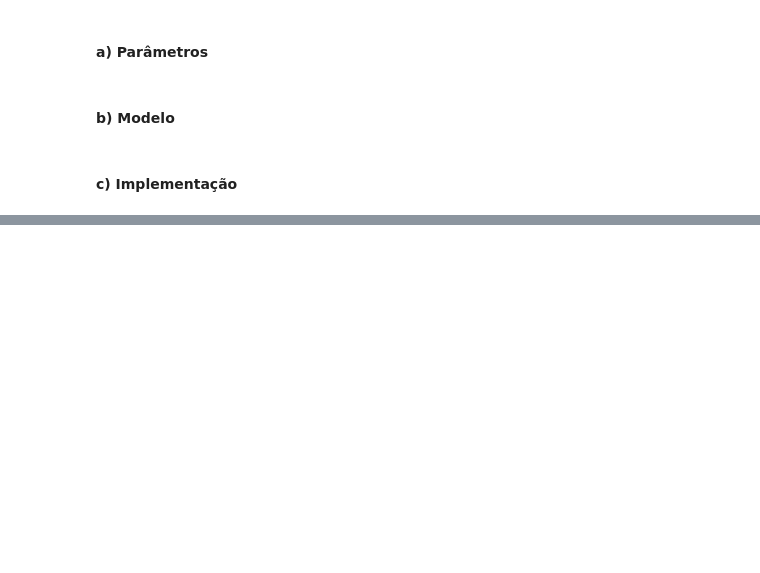
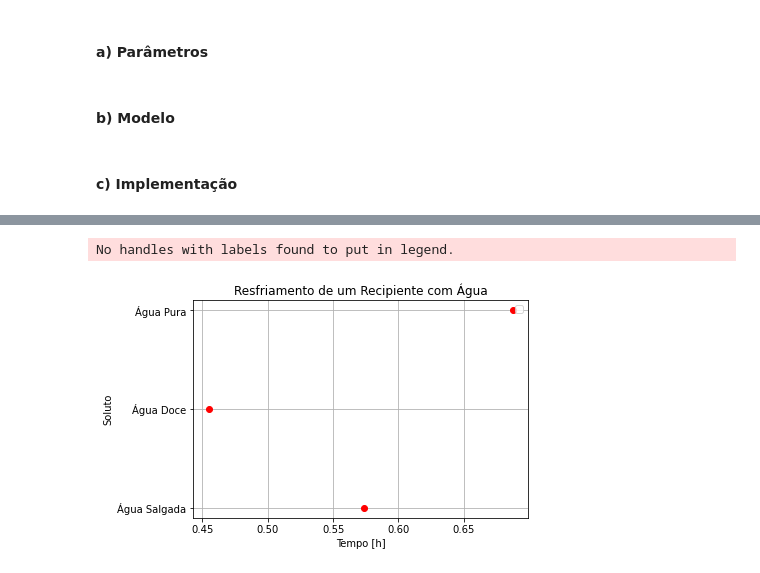
Before and after one commit to dourado-rafa/ModssimProjeto2, a Jupyter notebook: P2_2.ipynb, the cells around one changed output, grey strips where cells are left out. Drawn from its saved outputs; the diff is of its cells as text; code cells hidden in the pictures; blank space fills up the shorter version.

```diff
--- a/P2_2.ipynb
+++ b/P2_2.ipynb
@@ -205,0 +206,40 @@ plt.show()
+# %%
+def tempo_para_25 (tempo_h, Tl_y1, Tl_y2, Tl_y3):
+    lista_temp_25= []
+
+    i=0
+    for hr in tempo_h:
+        if Tl_y1[i]<=26:
+            lista_temp_25.append(hr)
+            break
+        i+=1
+
+    i=0
+    for hr in tempo_h:
+        if Tl_y2[i]<=26:
+            lista_temp_25.append(hr)
+            break
+        i+=1
+
+    i=0
+    for hr in tempo_h:
+        if Tl_y3[i]<=26:
+            lista_temp_25.append(hr)
+            break
+        i+=1
+
+    return lista_temp_25
+
+lista_nome_aguas= ["Água Salgada", "Água Doce", "Água Pura"]
+lista_tempo_25= tempo_para_25(tempo_h, Tl_y1, Tl_y2, Tl_y3)
+
+plt.plot(lista_tempo_25, lista_nome_aguas, "ro")
+plt.title("Resfriamento de um Recipiente com Água")
+plt.xlabel("Tempo [h]")
+plt.ylabel("Soluto")
+plt.legend()
+plt.grid()
+plt.show()
+# %% [output]
+No handles with labels found to put in legend.
+[figure, added]
```
Also changed, not shown: parts of 1 cell of this notebook.
